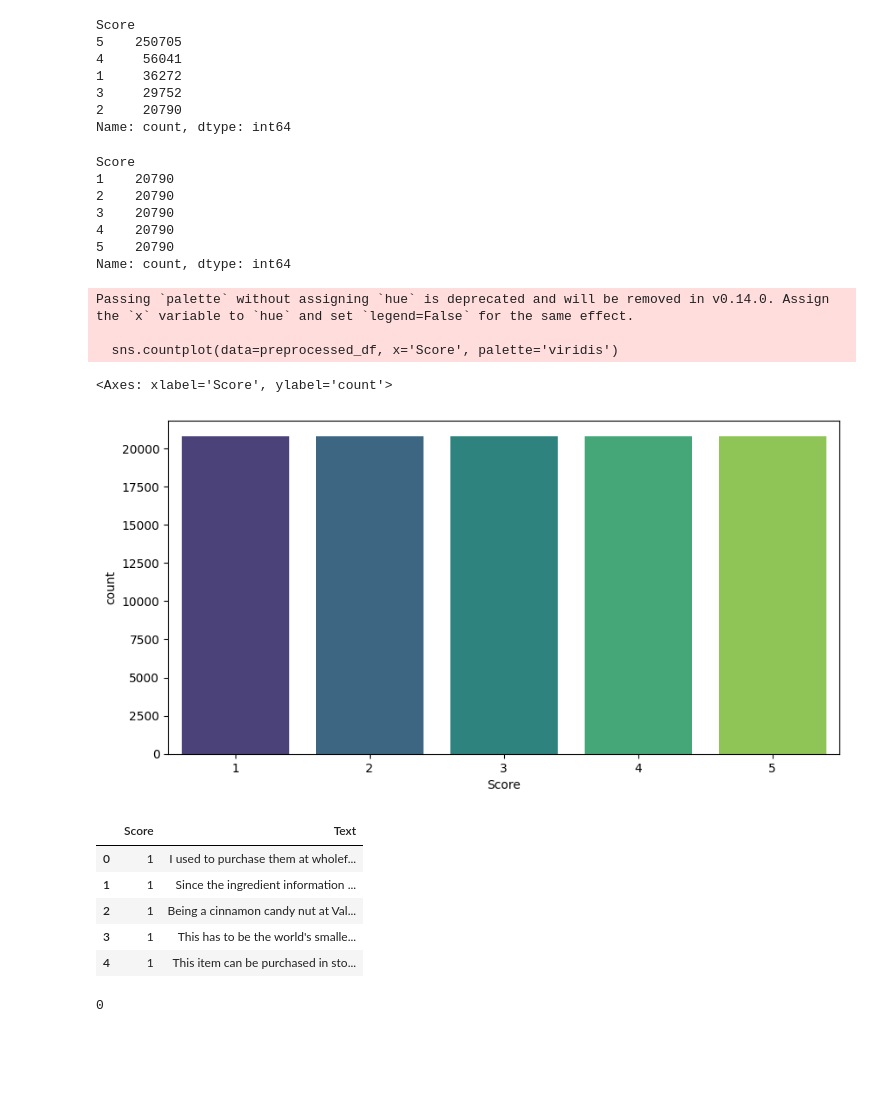
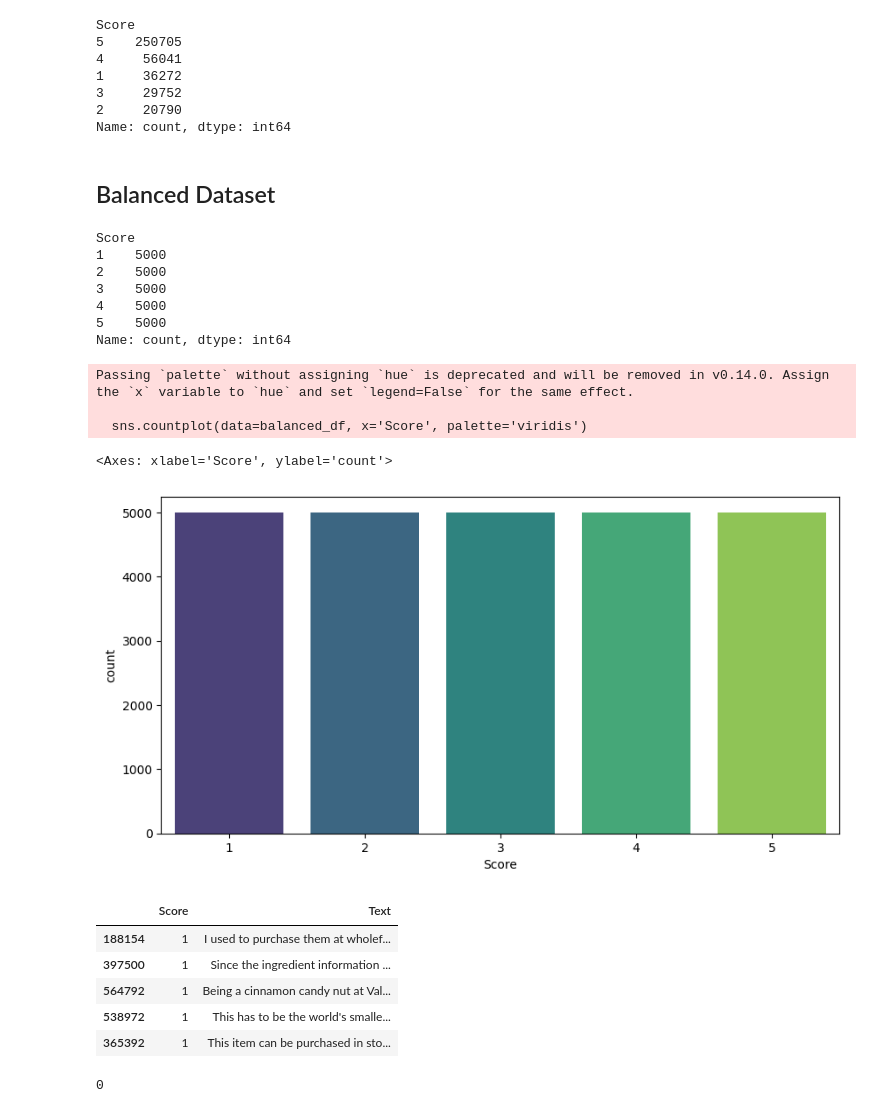
Before and after one commit to kevin-291/automated-review-rating-system, a Jupyter notebook: notebooks/preprocessing.ipynb, the cells around one changed output. Cells and saved outputs as stored; diff of their text form; code cells hidden in the pictures; blank space fills up the shorter version.

Commit message:
added code for balanced and imbalanced dataset generation

```diff
--- a/notebooks/preprocessing.ipynb
+++ b/notebooks/preprocessing.ipynb
@@ -261,40 +261,44 @@ Score
 3     29752
 2     20790
 Name: count, dtype: int64
+# %% [markdown]
+## Balanced Dataset
 # %%
-target_count = df['Score'].value_counts().min()
+# target_count = df['Score'].value_counts().min()
+target_count = 5000
 
-preprocessed_df = (
+balanced_df = (
     df.groupby('Score')
       .apply(lambda x: x.sample(n=target_count, random_state=42))
-      .reset_index(drop=True)
 )
+
+balanced_df.index = balanced_df.index.droplevel(0)
 # %%
-print(preprocessed_df['Score'].value_counts())
+print(balanced_df['Score'].value_counts())
 # %% [output]
 Score
-1    20790
-2    20790
-3    20790
-4    20790
-5    20790
+1    5000
+2    5000
+3    5000
+4    5000
+5    5000
 Name: count, dtype: int64
 # %%
 plt.figure(figsize=(10, 5))
-sns.countplot(data=preprocessed_df, x='Score', palette='viridis')
+sns.countplot(data=balanced_df, x='Score', palette='viridis')
 # %% [output]
 Passing `palette` without assigning `hue` is deprecated and will be removed in v0.14.0. Assign the `x` variable to `hue` and set `legend=False` for the same effect.
 
-  sns.countplot(data=preprocessed_df, x='Score', palette='viridis')
+  sns.countplot(data=balanced_df, x='Score', palette='viridis')
 <Axes: xlabel='Score', ylabel='count'>
-[figure, old version]
+[figure, new version]
 # %%
-preprocessed_df.head()
+balanced_df.head()
 # %% [output]
 |  | Score | Text |
-| 0 | 1 | I used to purchase them at wholef... |
-| 1 | 1 | Since the ingredient information ... |
-| 2 | 1 | Being a cinnamon candy nut at Val... |
-| 3 | 1 | This has to be the world's smalle... |
-| 4 | 1 | This item can be purchased in sto... |
+| 188154 | 1 | I used to purchase them at wholef... |
+| 397500 | 1 | Since the ingredient information ... |
+| 564792 | 1 | Being a cinnamon candy nut at Val... |
+| 538972 | 1 | This has to be the world's smalle... |
+| 365392 | 1 | This item can be purchased in sto... |
 # %%
```
Also changed, not shown: parts of 24 cells of this notebook.
